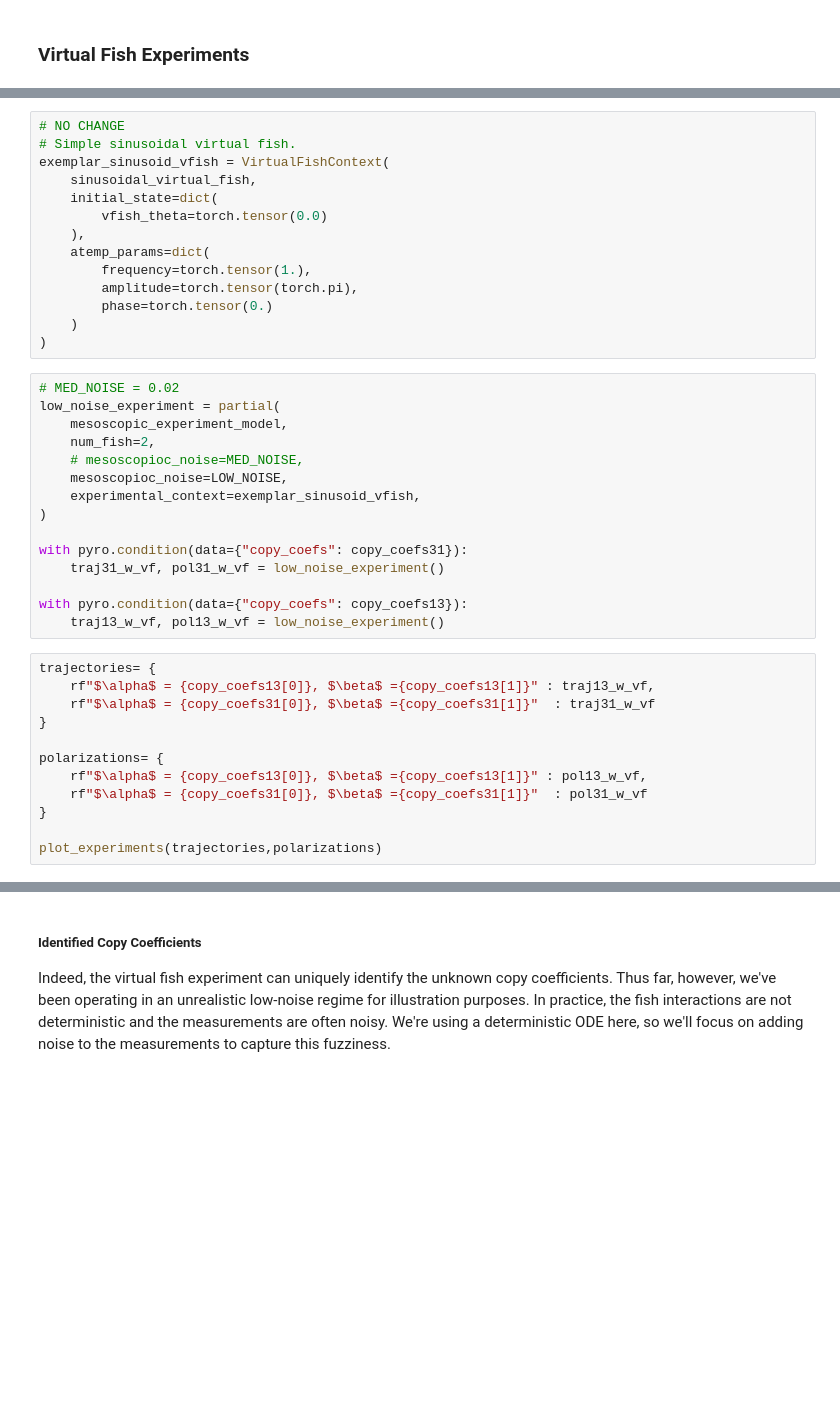
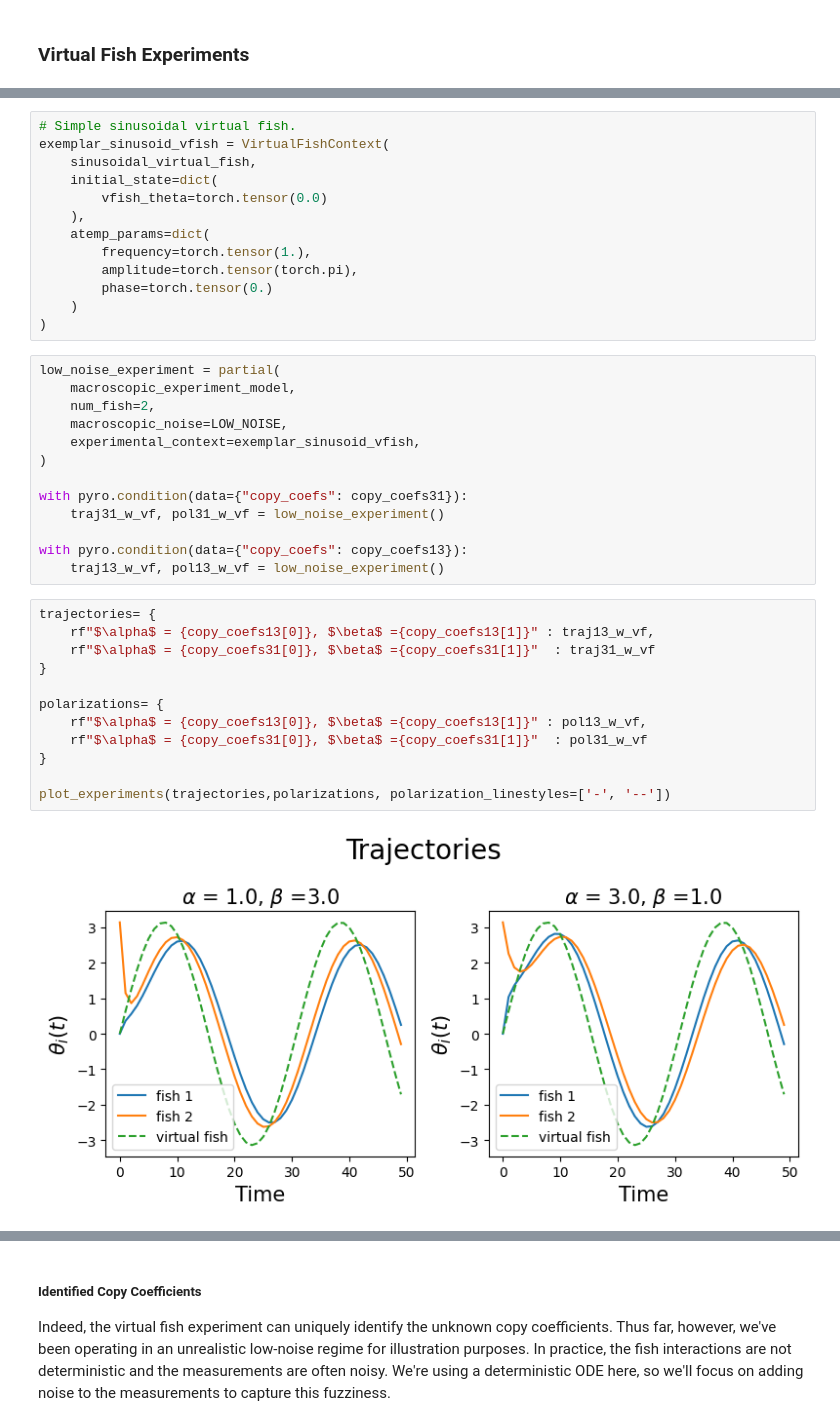
Before and after one commit to BasisResearch/chirho_diffeqpy, a Jupyter notebook: scratch/fish_schooling_and_experimental_design.ipynb, the cells around one changed output, grey strips where cells are left out. Saved outputs shown, nothing was run; the diff lists cells and outputs as text; blank space fills up the shorter version.

```diff
--- a/scratch/fish_schooling_and_experimental_design.ipynb
+++ b/scratch/fish_schooling_and_experimental_design.ipynb
@@ -462,7 +433,6 @@ def sinusoidal_virtual_fish(state, atemp_params):
         vfish_theta=amplitude * frequency * cos(frequency * t + phase)
     )
 # %%
-# NO CHANGE
 # Simple sinusoidal virtual fish.
 exemplar_sinusoid_vfish = VirtualFishContext(
     sinusoidal_virtual_fish,
@@ -476,12 +446,10 @@ exemplar_sinusoid_vfish = VirtualFishContext(
     )
 )
 # %%
-# MED_NOISE = 0.02
 low_noise_experiment = partial(
-    mesoscopic_experiment_model,
+    macroscopic_experiment_model,
     num_fish=2,
-    # mesoscopioc_noise=MED_NOISE,
-    mesoscopioc_noise=LOW_NOISE,
+    macroscopic_noise=LOW_NOISE,
     experimental_context=exemplar_sinusoid_vfish,
 )
 
@@ -493,12 +461,14 @@ with pyro.condition(data={"copy_coefs": copy_coefs13}):
 # %%
 trajectories= {
     rf"$\alpha$ = {copy_coefs13[0]}, $\beta$ ={copy_coefs13[1]}" : traj13_w_vf,
     rf"$\alpha$ = {copy_coefs31[0]}, $\beta$ ={copy_coefs31[1]}"  : traj31_w_vf
 }
 
 polarizations= {
     rf"$\alpha$ = {copy_coefs13[0]}, $\beta$ ={copy_coefs13[1]}" : pol13_w_vf,
     rf"$\alpha$ = {copy_coefs31[0]}, $\beta$ ={copy_coefs31[1]}"  : pol31_w_vf
 }
 
-plot_experiments(trajectories,polarizations)
+plot_experiments(trajectories,polarizations, polarization_linestyles=['-', '--'])
+# %% [output]
+[figure, added]
```
Also changed, not shown: parts of 44 cells of this notebook.
